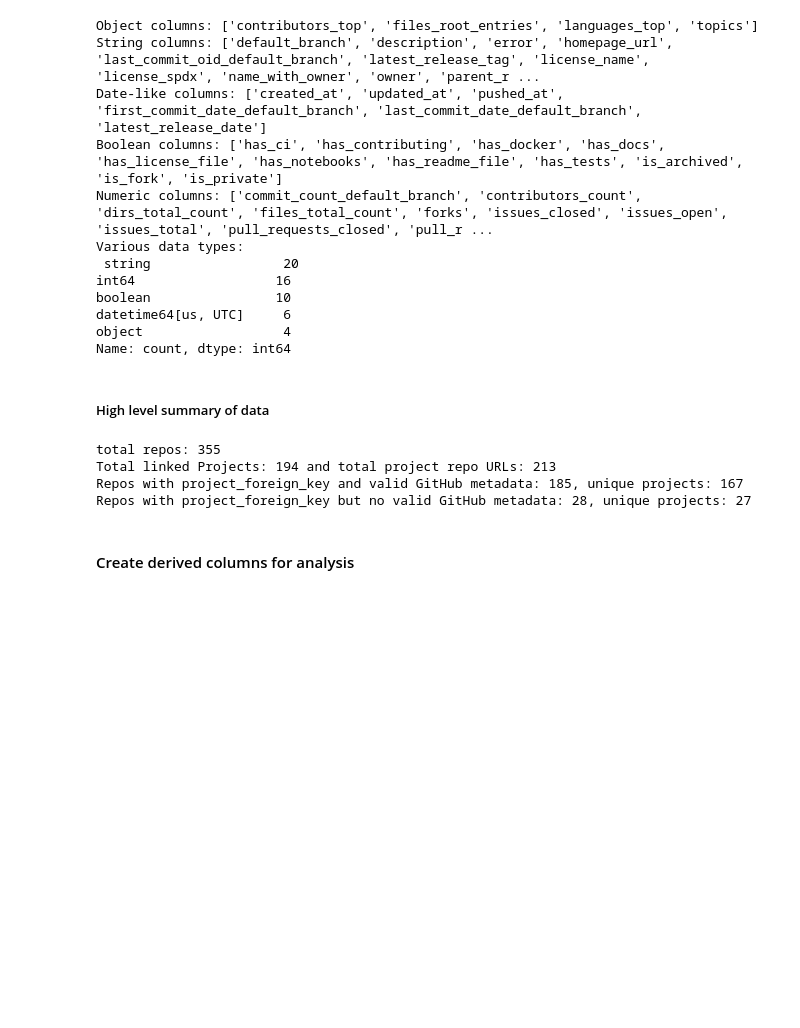
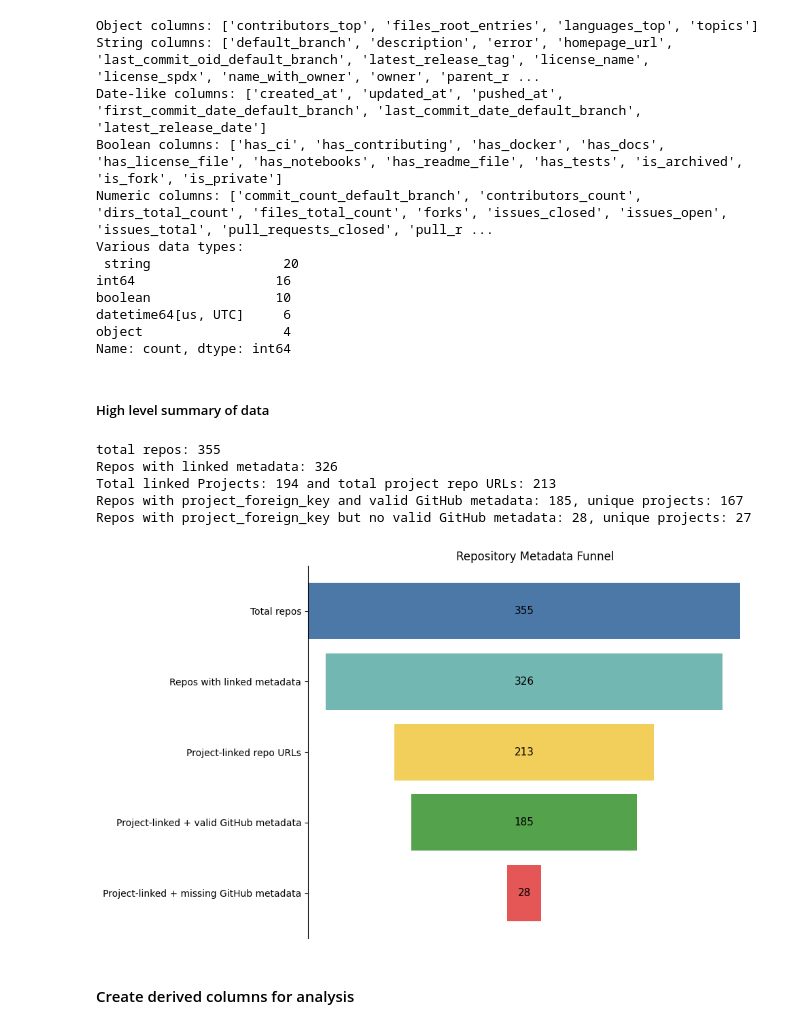
Before and after one commit to sdsc-ordes/open-pulse-hackalysis, a Jupyter notebook: src/hackathon_analysis/data_analysis/repo_analysis.ipynb, the cells around one changed output. Drawn from its saved outputs; the diff is of its cells as text; code cells hidden in the pictures; blank space fills up the shorter version.

Commit message:
feat: advanced analysis and visualizations

```diff
--- a/src/hackathon_analysis/data_analysis/repo_analysis.ipynb
+++ b/src/hackathon_analysis/data_analysis/repo_analysis.ipynb
@@ -480,14 +480,55 @@ repos_with_project_and_no_metadata = repo_metadata_df[
 ].copy()
 
 print(f"total repos: {repo_metadata_df.repo_url.nunique()}\
+        \nRepos with linked metadata: {repo_metadata_df.shape[0]-repo_metadata_df.error.nunique(dropna=True)}\
       \nTotal linked Projects: {repo_metadata_df.project_foreign_key.nunique(dropna=True)-1} and total project repo URLs: {len(repos_with_project_and_metadata) + len(repos_with_project_and_no_metadata)}")
 print(f"Repos with project_foreign_key and valid GitHub metadata: {len(repos_with_project_and_metadata)}, unique projects: {repos_with_project_and_metadata.project_foreign_key.nunique()}")
 print(f"Repos with project_foreign_key but no valid GitHub metadata: {len(repos_with_project_and_no_metadata)}, unique projects: {repos_with_project_and_no_metadata.project_foreign_key.nunique()}")
 # %% [output]
 total repos: 355
+Repos with linked metadata: 326
 Total linked Projects: 194 and total project repo URLs: 213
 Repos with project_foreign_key and valid GitHub metadata: 185, unique projects: 167
 Repos with project_foreign_key but no valid GitHub metadata: 28, unique projects: 27
+# %%
+stages = [
+    "Total repos",
+    "Repos with linked metadata",
+    "Project-linked repo URLs",
+    "Project-linked + valid GitHub metadata",
+    "Project-linked + missing GitHub metadata",
+]
+
+values = [355, 326, 213, 185, 28]
+max_val = max(values)
+
+fig, ax = plt.subplots(figsize=(10, 6))
+
+y_pos = list(range(len(stages)))[::-1]
+left_offsets = [(max_val - v) / 2 for v in values]
+
+ax.barh(
+    y_pos,
+    values,
+    left=left_offsets,
+    color=["#4C78A8", "#72B7B2", "#F2CF5B", "#54A24B", "#E45756"]
+)
+
+ax.set_yticks(y_pos)
+ax.set_yticklabels(stages)
+ax.set_title("Repository Metadata Funnel")
+ax.set_xticks([])
+
+for y, v, left in zip(y_pos, values, left_offsets):
+    ax.text(left + v / 2, y, str(v), ha="center", va="center", color="black", fontsize=11)
+
+for spine in ["top", "right", "bottom"]:
+    ax.spines[spine].set_visible(False)
+
+plt.tight_layout()
+plt.show()
+# %% [output]
+[figure, added]
 # %% [markdown]
 #### Create derived columns for analysis
 # %%
```
Also changed, not shown: parts of 29 cells of this notebook.
